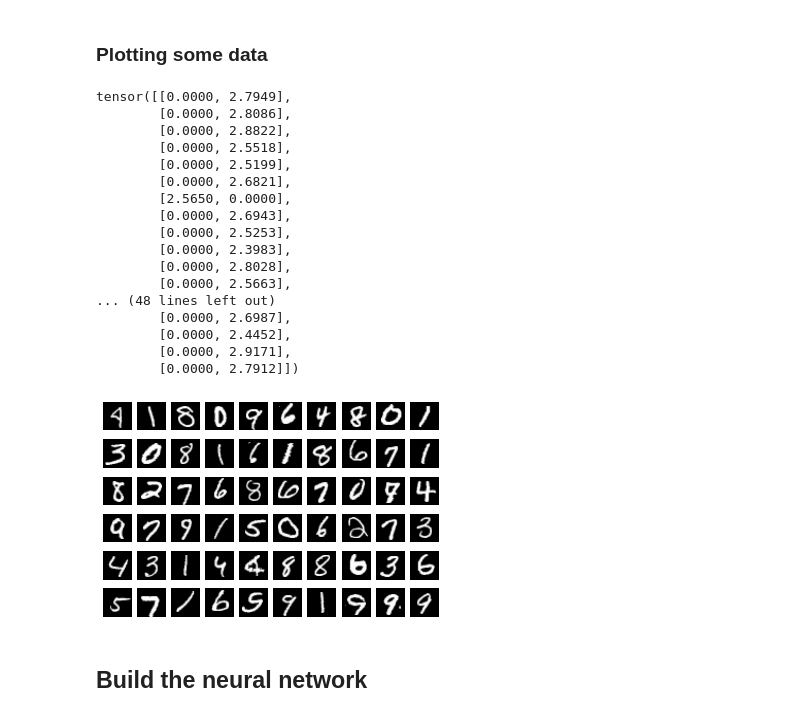
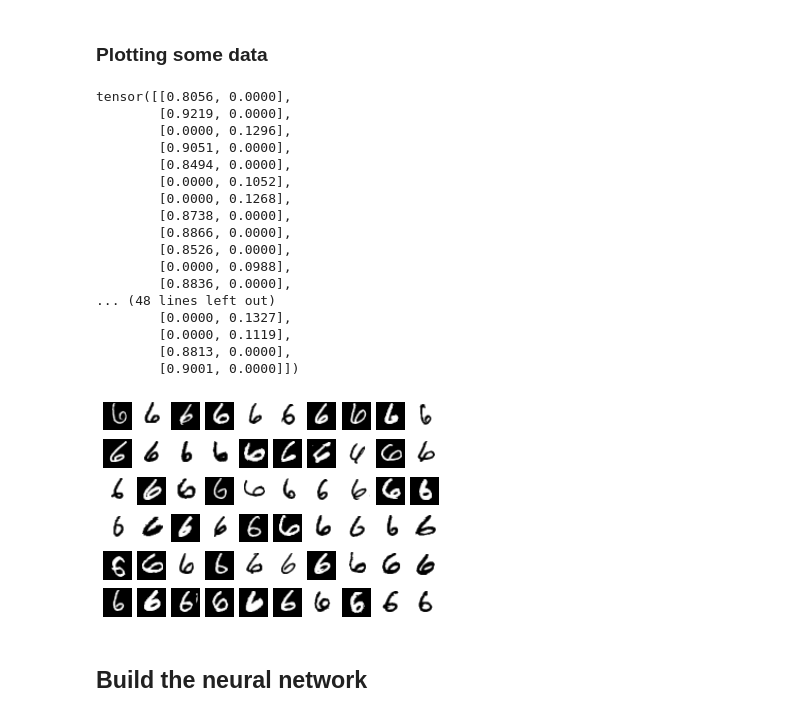
Before and after one commit to nmnsharma007/SimplifiedObjectDetection, a Jupyter notebook: version2/classification_inverted_and_extra.ipynb, the cells around one changed output. Cells and saved outputs as stored; diff of their text form; code cells hidden in the pictures.

```diff
--- a/version2/classification_inverted_and_extra.ipynb
+++ b/version2/classification_inverted_and_extra.ipynb
@@ -41,7 +26,7 @@ Extracting /content/MNIST/raw/t10k-labels-idx1-ubyte.gz to /content/MNIST/raw
 # %%
 # inversion and normalization
 invert = lambda image : 1 - image # function to invert the image
-normalize = lambda image : image / 256 # function for bringing pixel values in range [0,1]
+normalize = lambda image : image / 255 # function for bringing pixel values in range [0,1]
 
 def preprocessing(dataset):
     dataset_images = dataset.data.numpy() # convert the dataset into numpy array
@@ -71,7 +56,7 @@ def put_extra_data(source_dataset_images,source_dataset_labels,target_dataset,cl
 def generate_labels(dataset_images,images_type):
   labels = np.zeros((dataset_images.shape[0],2))
   for i,image in enumerate(dataset_images):
-    labels[i][images_type] = np.sum(dataset_images[i]) / 256
+    labels[i][images_type] = np.sum(dataset_images[i]) / 784
   # labels = np.full(shape=(dataset_images.shape[0],2),fill_value=[1-images_type,images_type],dtype=np.float32)
   return labels
 
@@ -137,34 +122,34 @@ test_loader = DataLoader(test_class_set,batch_size=batch_size,shuffle=True) # ta
 # %% [markdown]
 ### Plotting some data
 # %%
-dataiter = iter(test_loader)
+dataiter = iter(train_loader)
 images,labels = dataiter.next()
 figure = plt.figure()
 print(labels)
 num_of_images = 60
 for index in range(1,num_of_images+1):
     plt.subplot(6,10,index)
     plt.axis('off')
     plt.imshow(images[index].numpy().squeeze(),cmap='gray_r')
 # %% [output]
-tensor([[0.0000, 2.7949],
-        [0.0000, 2.8086],
-        [0.0000, 2.8822],
-        [0.0000, 2.5518],
-        [0.0000, 2.5199],
-        [0.0000, 2.6821],
-        [2.5650, 0.0000],
-        [0.0000, 2.6943],
-        [0.0000, 2.5253],
-        [0.0000, 2.3983],
-        [0.0000, 2.8028],
-        [0.0000, 2.5663],
+tensor([[0.8056, 0.0000],
+        [0.9219, 0.0000],
+        [0.0000, 0.1296],
+        [0.9051, 0.0000],
+        [0.8494, 0.0000],
+        [0.0000, 0.1052],
+        [0.0000, 0.1268],
+        [0.8738, 0.0000],
+        [0.8866, 0.0000],
+        [0.8526, 0.0000],
+        [0.0000, 0.0988],
+        [0.8836, 0.0000],
 ... (48 lines left out)
-        [0.0000, 2.6987],
-        [0.0000, 2.4452],
-        [0.0000, 2.9171],
-        [0.0000, 2.7912]])
+        [0.0000, 0.1327],
+        [0.0000, 0.1119],
+        [0.8813, 0.0000],
+        [0.9001, 0.0000]])
-[figure, old version]
+[figure, new version]
 # %% [markdown]
 ## Build the neural network
 # %%
```
Also changed, not shown: parts of 3 cells of this notebook.
